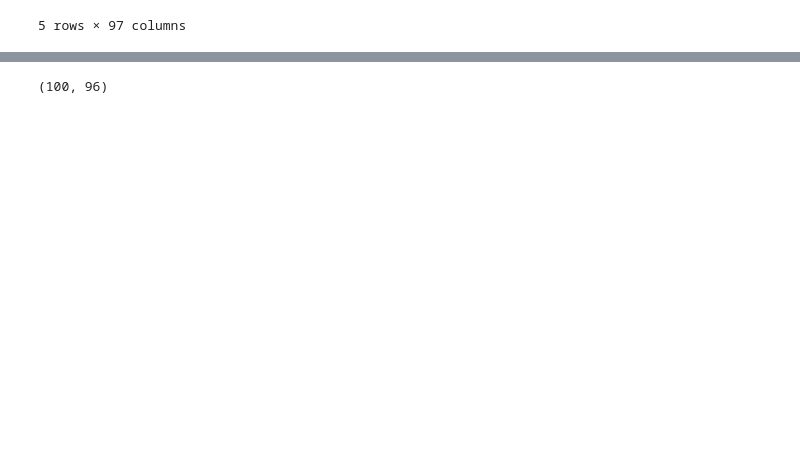
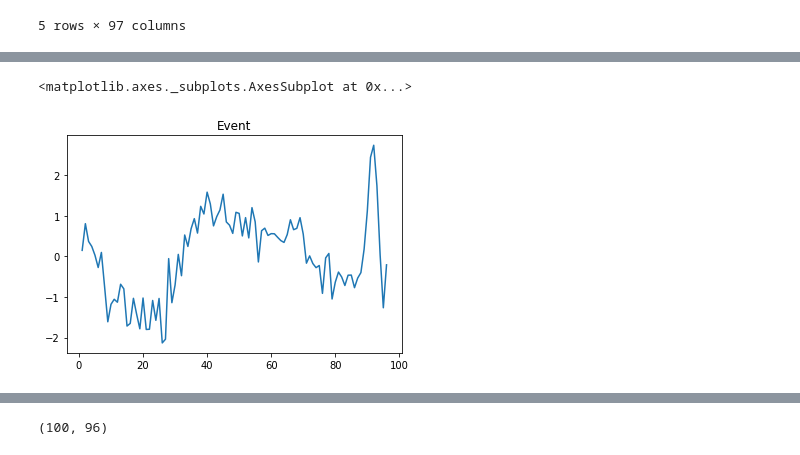
Before and after one commit to pablomdata/ml-for-iot, a Jupyter notebook: 01 Classifying ECG data.ipynb, the cells around one changed output, grey strips where cells are left out. Saved outputs shown, nothing was run; the diff lists cells and outputs as text; code cells hidden in the pictures; blank space fills up the shorter version.

```diff
--- a/01 Classifying ECG data.ipynb
+++ b/01 Classifying ECG data.ipynb
@@ -17,0 +29,5 @@ df.head()
+# %%
+df.iloc[1,1:].plot(title="Event")
+# %% [output]
+<matplotlib.axes._subplots.AxesSubplot at 0x...>
+[figure, added]
```
Also changed, not shown: parts of 14 cells of this notebook, 2 other files.
